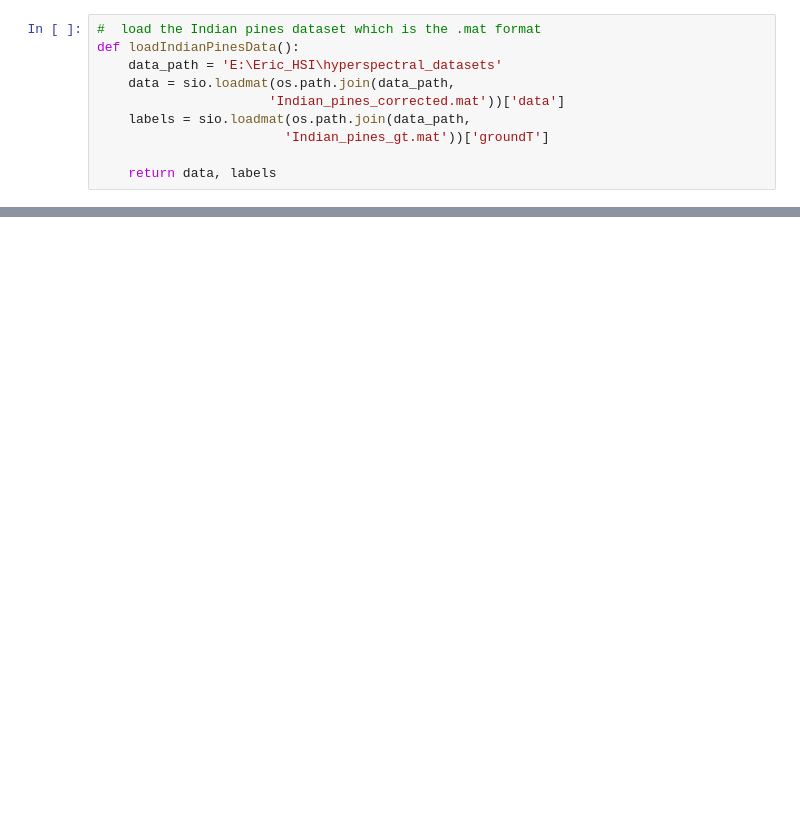
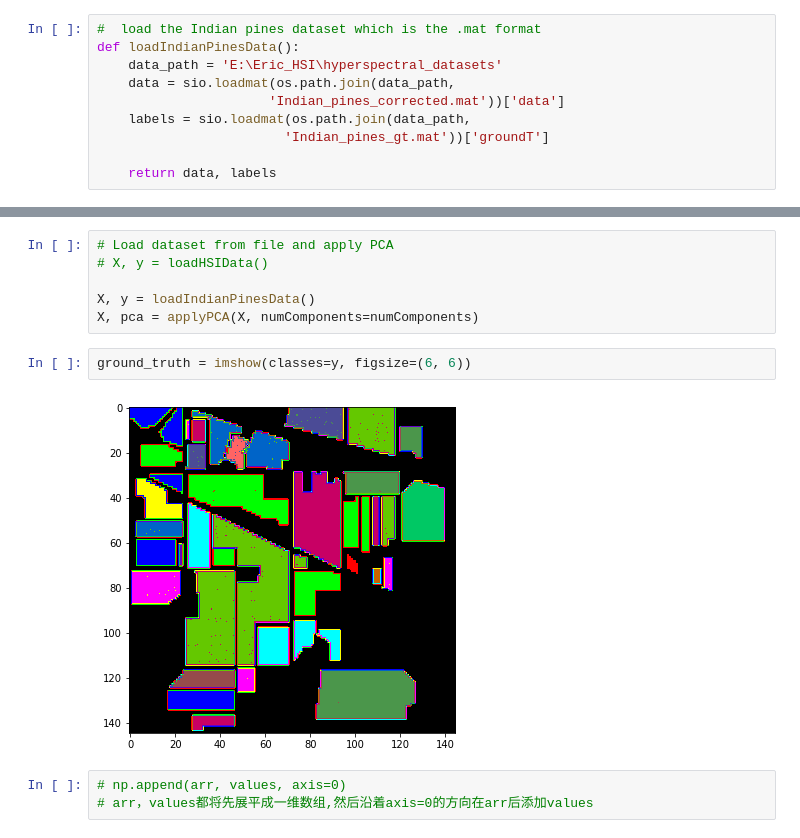
Before and after one commit to Xinggeyi/HSI-Classificaton_LearnProcess, a Jupyter notebook: 02_CNN2D_1/mydata_version2.ipynb, the cells around one changed output, grey strips where cells are left out. Saved outputs shown, nothing was run; the diff lists cells and outputs as text; blank space fills up the shorter version.

```diff
--- a/02_CNN2D_1/mydata_version2.ipynb
+++ b/02_CNN2D_1/mydata_version2.ipynb
@@ -317,0 +249,13 @@ savePreprocessedData('predata', X_train, X_test, y_train, y_test,
+# %%
+# Load dataset from file and apply PCA
+# X, y = loadHSIData()
+
+X, y = loadIndianPinesData()
+X, pca = applyPCA(X, numComponents=numComponents)
+# %%
+ground_truth = imshow(classes=y, figsize=(6, 6))
+# %% [output]
+[figure, added]
+# %%
+# np.append(arr, values, axis=0)
+# arr，values都将先展平成一维数组,然后沿着axis=0的方向在arr后添加values
```
Also changed, not shown: parts of 53 cells of this notebook, 12 other files.
